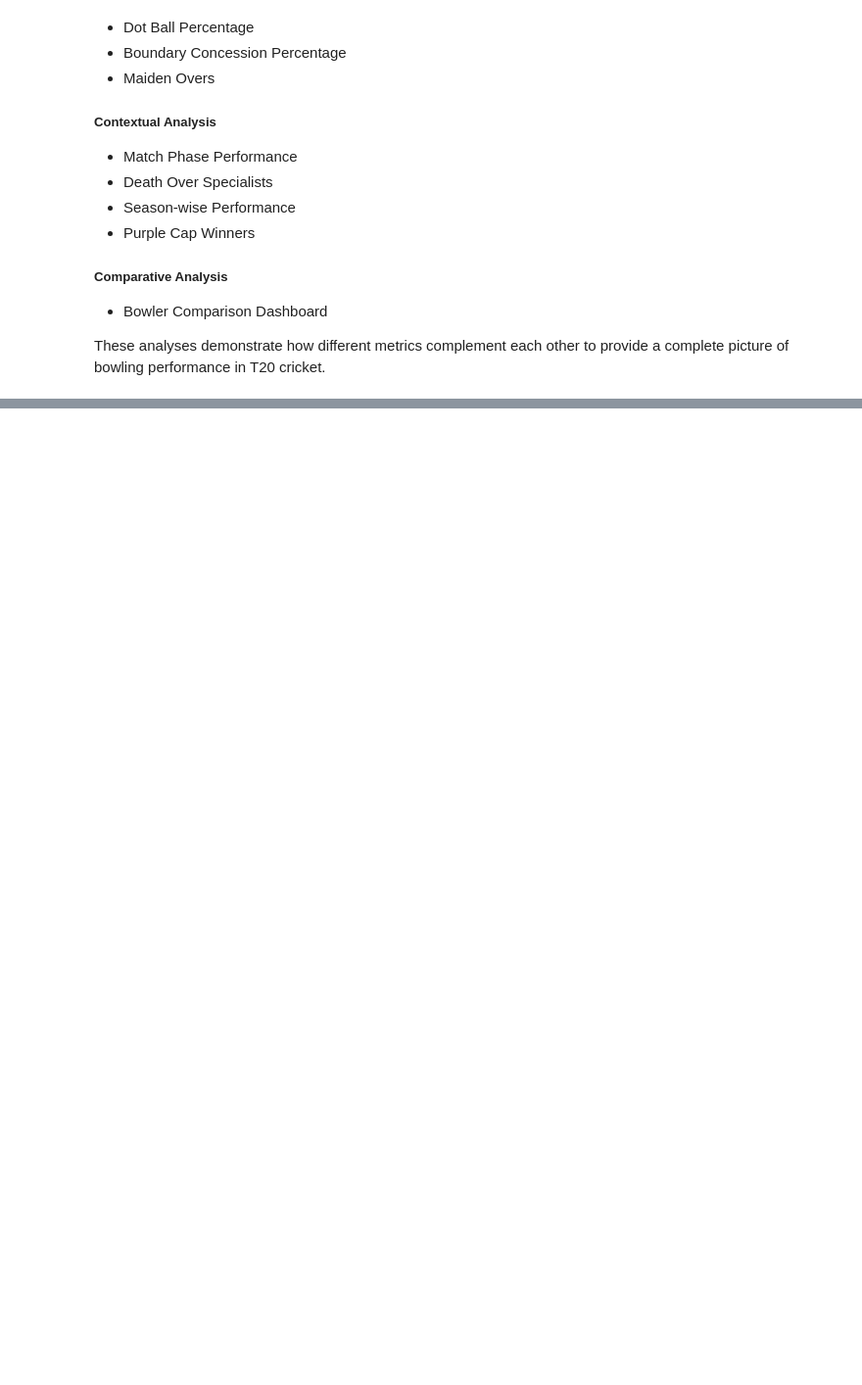
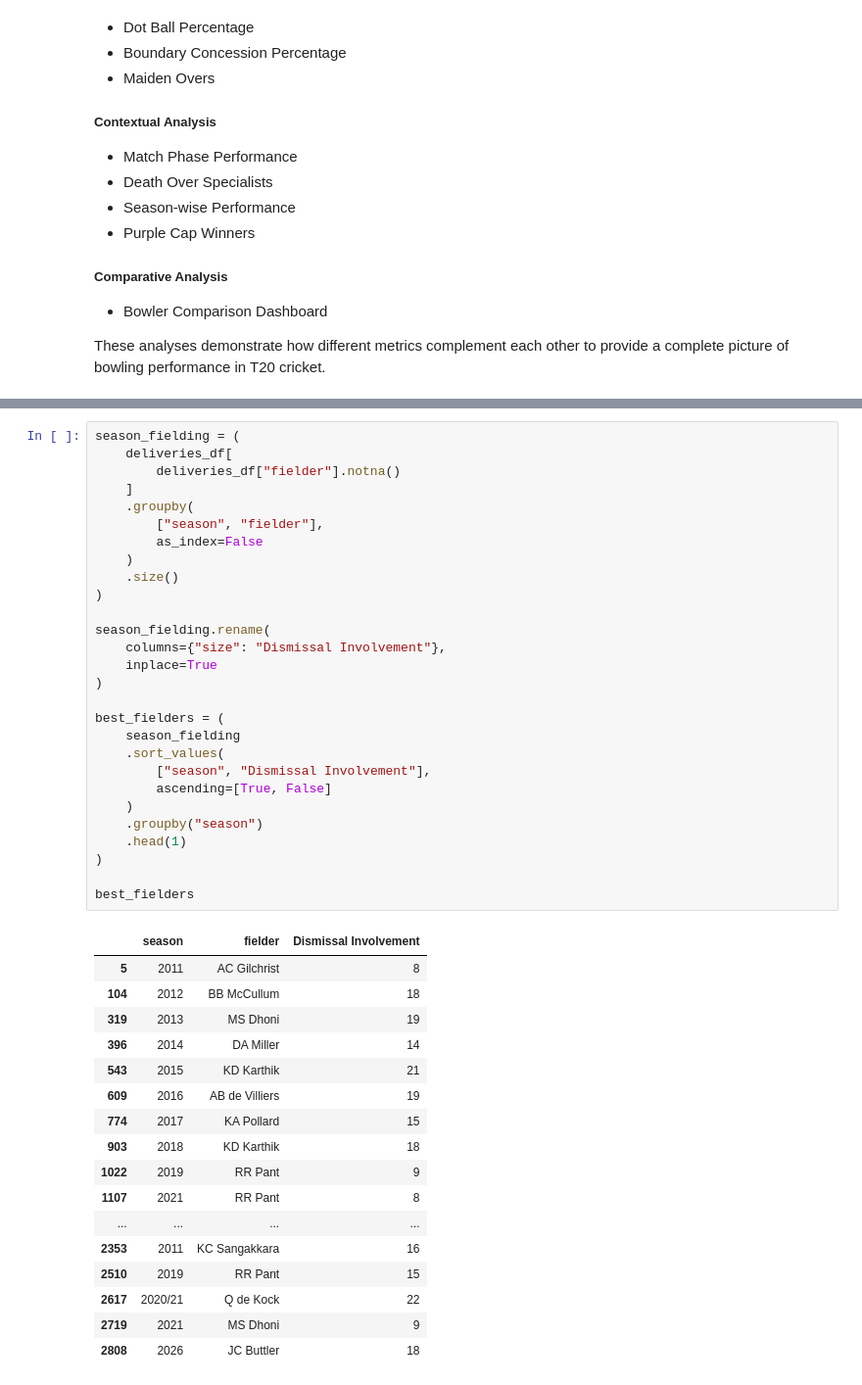
Before and after one commit to Abhilash0079/MachineLearningProjects, a Jupyter notebook: Professional-Cricket-Analytics/notebooks/03_EDA.ipynb, the cells around one changed output, grey strips where cells are left out. Shown at 98% size. Saved outputs shown, nothing was run; the diff lists cells and outputs as text; blank space fills up the shorter version.

Commit message:
Fielding analysis completed.

```diff
--- a/Professional-Cricket-Analytics/notebooks/03_EDA.ipynb
+++ b/Professional-Cricket-Analytics/notebooks/03_EDA.ipynb
@@ -3173,0 +3446,46 @@ These analyses demonstrate how different metrics complement each other to provid
+# %%
+season_fielding = (
+    deliveries_df[
+        deliveries_df["fielder"].notna()
+    ]
+    .groupby(
+        ["season", "fielder"],
+        as_index=False
+    )
+    .size()
+)
+
+season_fielding.rename(
+    columns={"size": "Dismissal Involvement"},
+    inplace=True
+)
+
+best_fielders = (
+    season_fielding
+    .sort_values(
+        ["season", "Dismissal Involvement"],
+        ascending=[True, False]
+    )
+    .groupby("season")
+    .head(1)
+)
+
+best_fielders
+# %% [output]
+|  | season | fielder | Dismissal Involvement |
+| 5 | 2011 | AC Gilchrist | 8 |
+| 104 | 2012 | BB McCullum | 18 |
+| 319 | 2013 | MS Dhoni | 19 |
+| 396 | 2014 | DA Miller | 14 |
+| 543 | 2015 | KD Karthik | 21 |
+| 609 | 2016 | AB de Villiers | 19 |
+| 774 | 2017 | KA Pollard | 15 |
+| 903 | 2018 | KD Karthik | 18 |
+| 1022 | 2019 | RR Pant | 9 |
+| 1107 | 2021 | RR Pant | 8 |
+| ... | ... | ... | ... |
+| 2353 | 2011 | KC Sangakkara | 16 |
+| 2510 | 2019 | RR Pant | 15 |
+| 2617 | 2020/21 | Q de Kock | 22 |
+| 2719 | 2021 | MS Dhoni | 9 |
+| 2808 | 2026 | JC Buttler | 18 |
```
Also changed, not shown: parts of 21 cells of this notebook.
